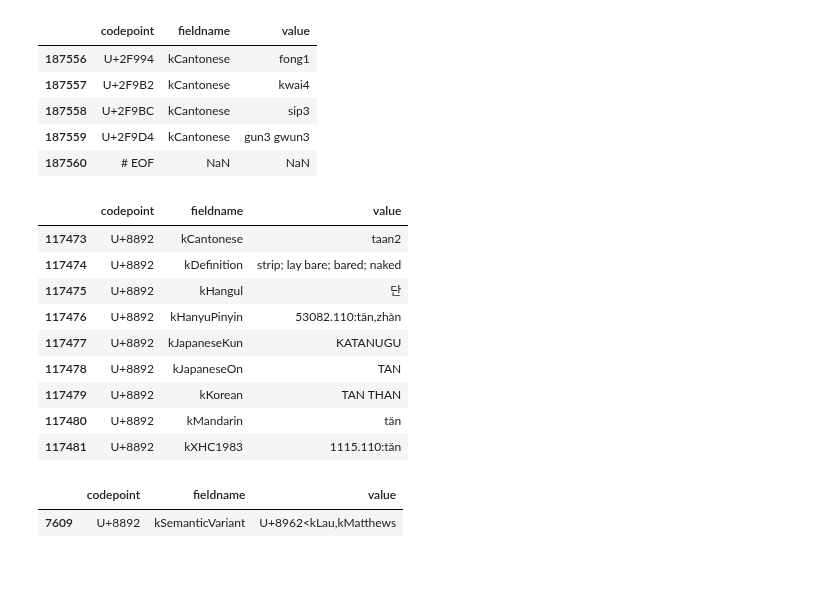
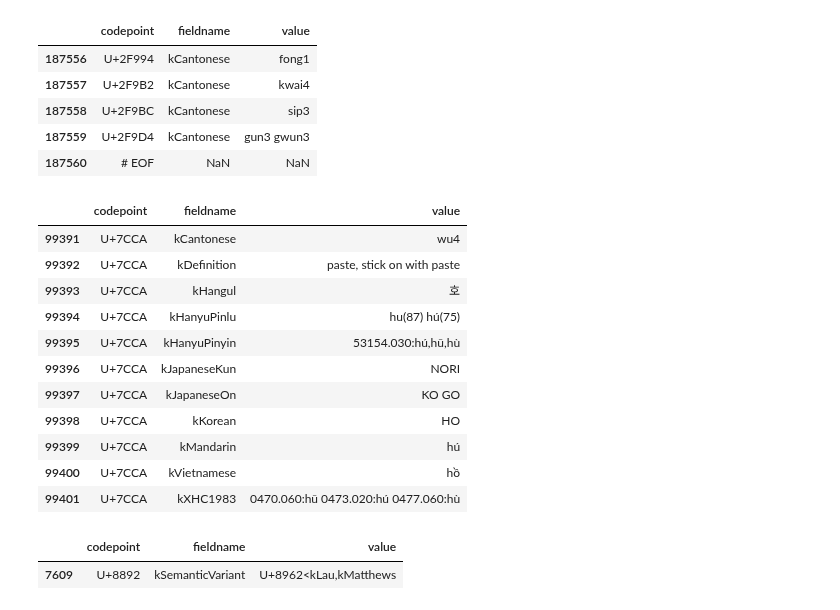
Before and after one commit to alexamies/chinesenotes.com, a Jupyter notebook: python/unihan.ipynb, the cells around one changed output. Drawn from its saved outputs; the diff is of its cells as text; code cells hidden in the pictures; blank space fills up the shorter version.

```diff
--- a/python/unihan.ipynb
+++ b/python/unihan.ipynb
@@ -32,21 +32,23 @@ readings.tail()
 | 187559 | U+2F9D4 | kCantonese | gun3 gwun3 |
 | 187560 | # EOF | NaN | NaN |
 # %%
-chinese = u'袒'
+chinese = u'糊'
 cp = 'U+' + hex(ord(chinese)).replace('0x', '').upper()
 chineseDf = readings[readings.codepoint == cp]
 chineseDf
 # %% [output]
 |  | codepoint | fieldname | value |
-| 117473 | U+8892 | kCantonese | taan2 |
-| 117474 | U+8892 | kDefinition | strip; lay bare; bared; naked |
-| 117475 | U+8892 | kHangul | 단 |
-| 117476 | U+8892 | kHanyuPinyin | 53082.110:tǎn,zhàn |
-| 117477 | U+8892 | kJapaneseKun | KATANUGU |
-| 117478 | U+8892 | kJapaneseOn | TAN |
-| 117479 | U+8892 | kKorean | TAN THAN |
-| 117480 | U+8892 | kMandarin | tǎn |
-| 117481 | U+8892 | kXHC1983 | 1115.110:tǎn |
+| 99391 | U+7CCA | kCantonese | wu4 |
+| 99392 | U+7CCA | kDefinition | paste, stick on with paste |
+| 99393 | U+7CCA | kHangul | 호 |
+| 99394 | U+7CCA | kHanyuPinlu | hu(87) hú(75) |
+| 99395 | U+7CCA | kHanyuPinyin | 53154.030:hú,hū,hù |
+| 99396 | U+7CCA | kJapaneseKun | NORI |
+| 99397 | U+7CCA | kJapaneseOn | KO GO |
+| 99398 | U+7CCA | kKorean | HO |
+| 99399 | U+7CCA | kMandarin | hú |
+| 99400 | U+7CCA | kVietnamese | hồ |
+| 99401 | U+7CCA | kXHC1983 | 0470.060:hū 0473.020:hú 0477.060:hù |
 # %%
 variantsDf = variants[variants.codepoint == cp]
 variantsDf
```
Also changed, not shown: 1 other file.
